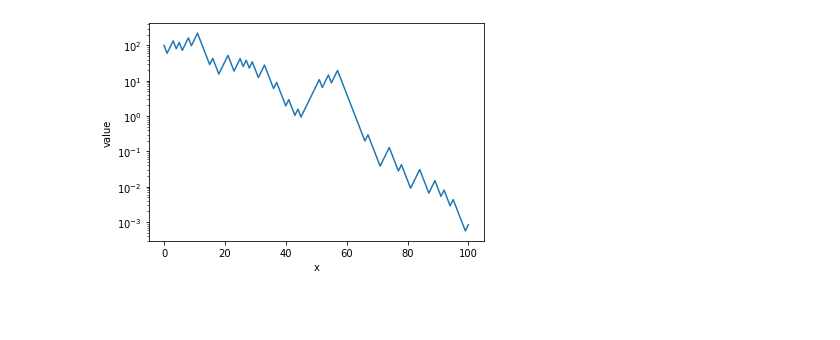
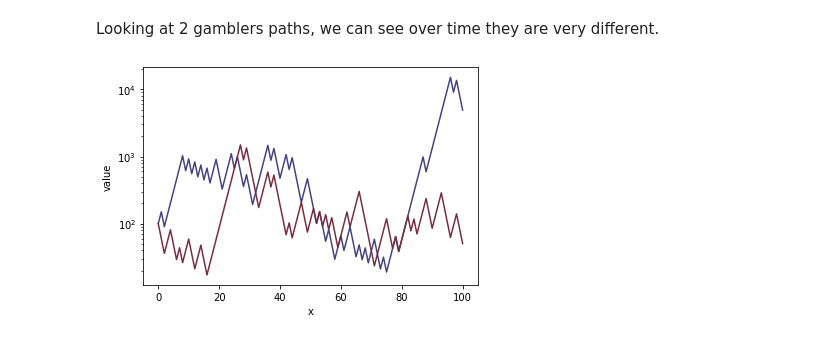
Before and after one commit to timjdavey/incoherence, a Jupyter notebook: notebooks/1. Introduction - Ergodicity.ipynb, the cells around one changed output. Cells and saved outputs as stored; diff of their text form; code cells hidden in the pictures; blank space fills up the shorter version.

```diff
--- a/notebooks/1. Introduction - Ergodicity.ipynb
+++ b/notebooks/1. Introduction - Ergodicity.ipynb
@@ -28,5 +33,7 @@ def gambler(ensembles, timesteps=100):
     g.set(yscale='log')
-# %%
-gambler(1)
-# %% [output]
-[figure, removed]
+# %% [markdown]
+Looking at 2 gamblers paths, we can see over time they are very different.
+# %%
+gambler(2)
+# %% [output]
+[figure, added]
```
Also changed, not shown: parts of 14 cells of this notebook, 18 other files.
